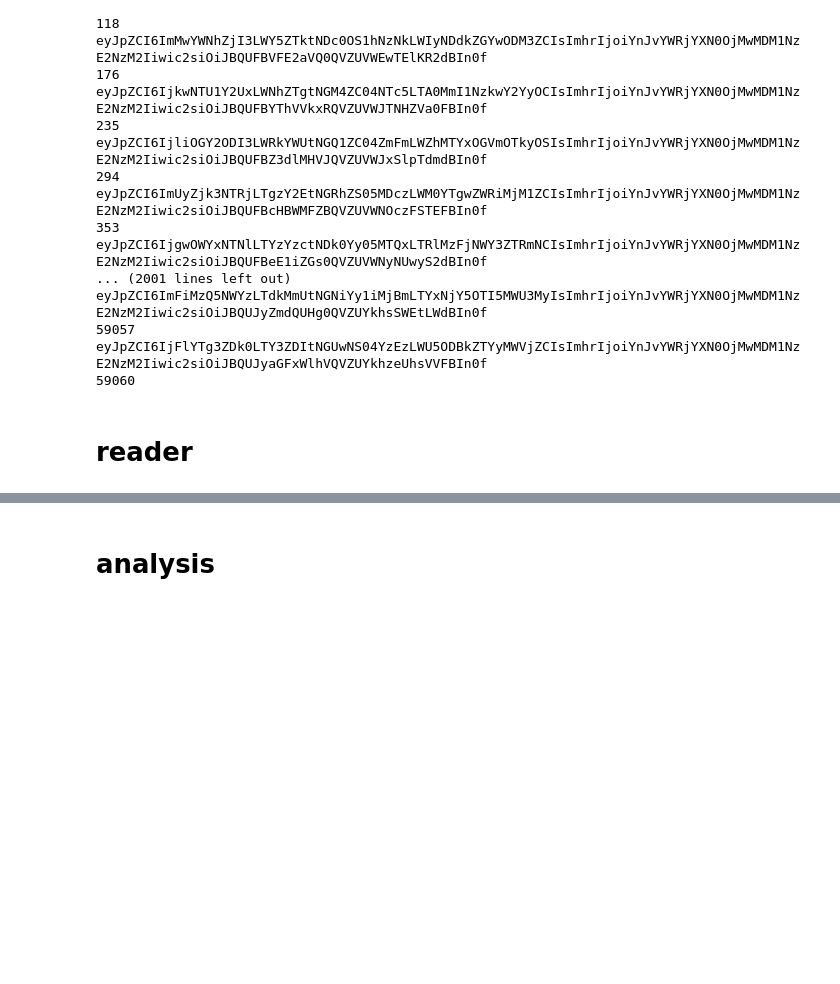
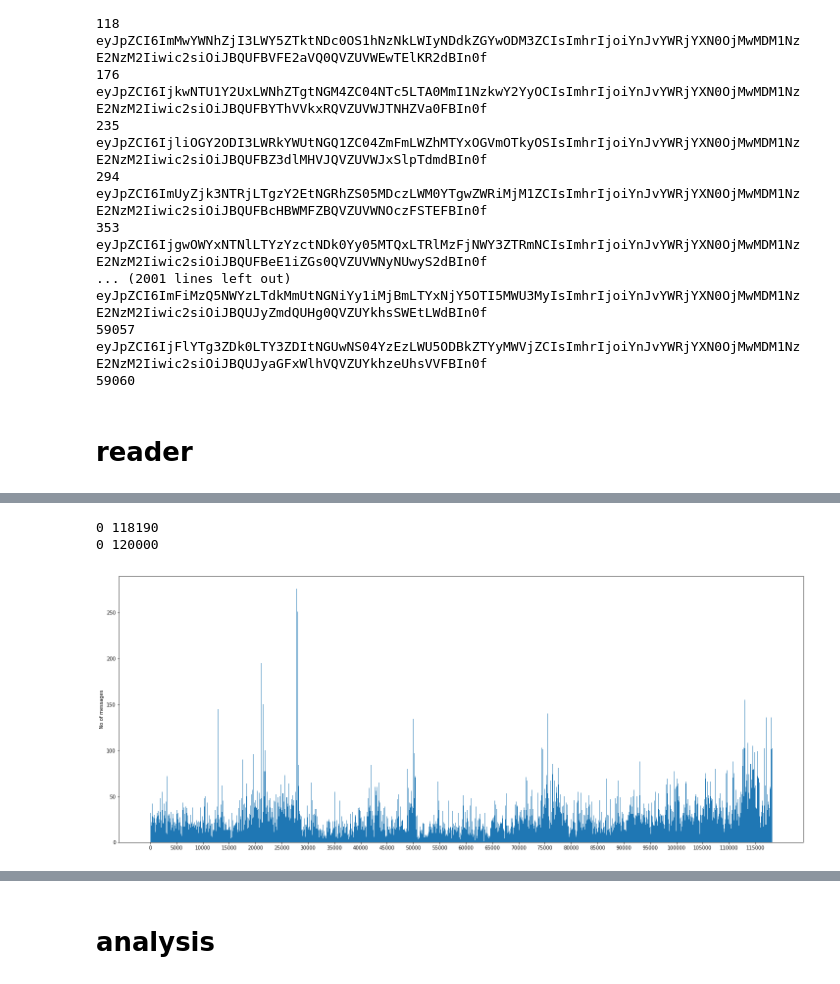
Before and after one commit to missinglinks/twitch-chat-stuff, a Jupyter notebook: notebooks/prototyp.ipynb, the cells around one changed output, grey strips where cells are left out. Cells and saved outputs as stored; diff of their text form; code cells hidden in the pictures; blank space fills up the shorter version.

```diff
--- a/notebooks/prototyp.ipynb
+++ b/notebooks/prototyp.ipynb
@@ -96,0 +266,6 @@ tc = TwitchChat(FILE)
+# %%
+tc.plot_messages()
+# %% [output]
+0 118190
+0 120000
+[figure, added]
```
Also changed, not shown: parts of 26 cells of this notebook.
